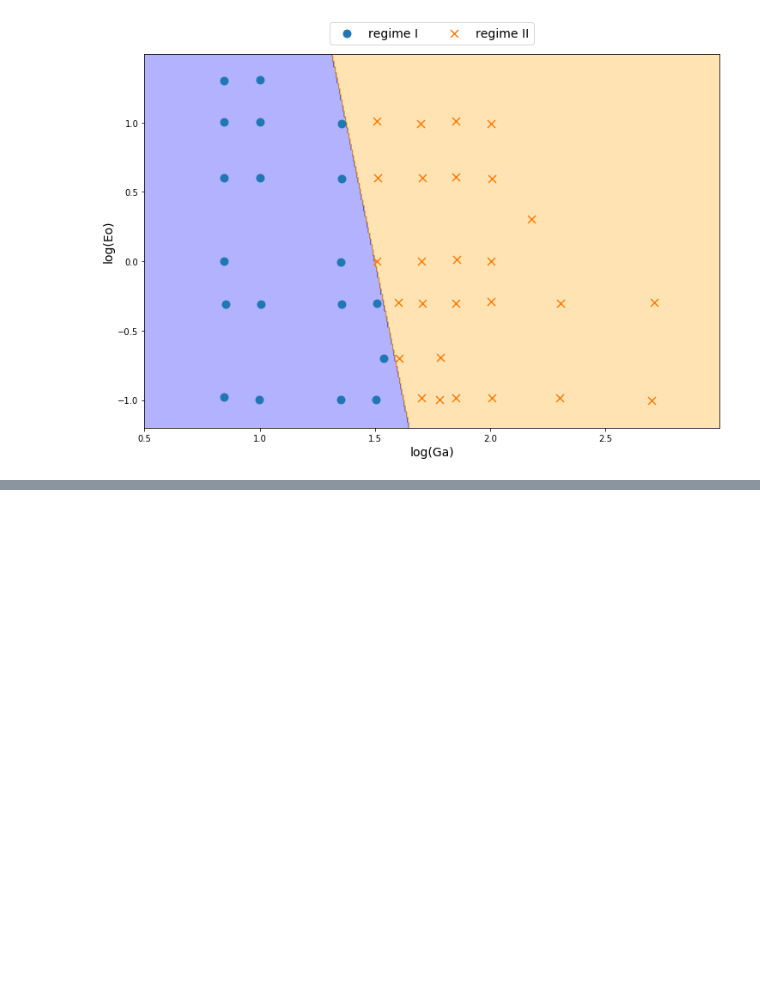
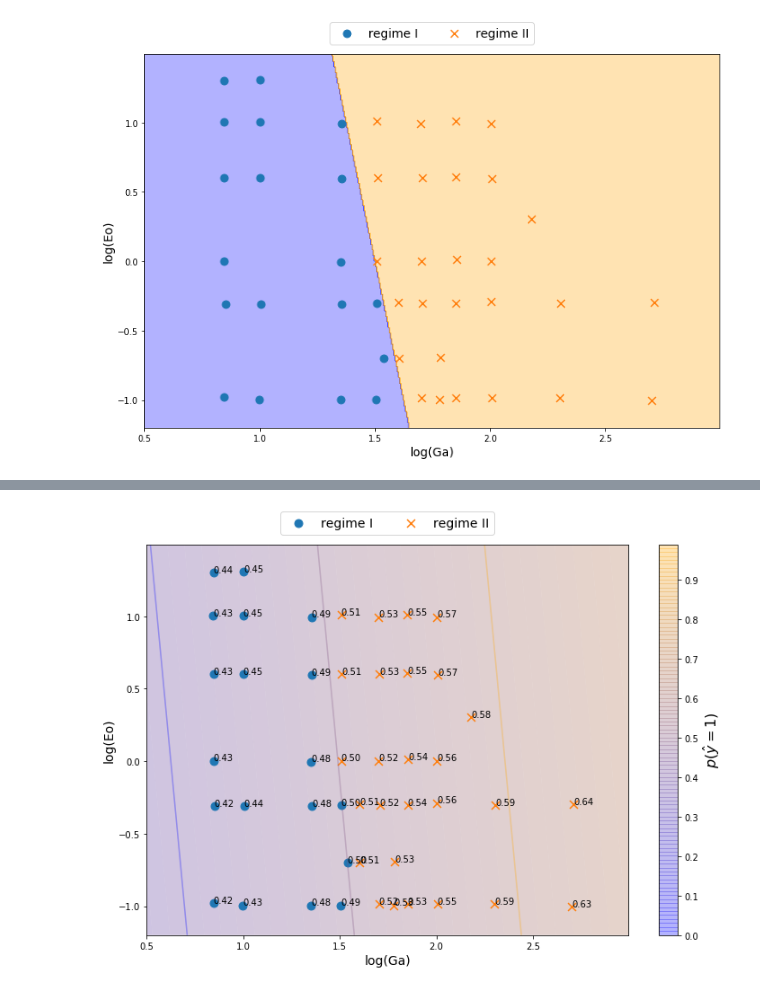
Before and after one commit to AndreWeiner/machine-learning-applied-to-cfd, a Jupyter notebook: notebooks/path_regime_classification.ipynb, the cells around one changed output, grey strips where cells are left out. Cells and saved outputs as stored; diff of their text form; code cells hidden in the pictures; blank space fills up the shorter version.

```diff
--- a/notebooks/path_regime_classification.ipynb
+++ b/notebooks/path_regime_classification.ipynb
@@ -251,0 +283,29 @@ To overcome the convergence issues we need a contineous loss function. it to adv
+# %%
+from matplotlib.colors import LinearSegmentedColormap
+
+def probability(X, w):
+    z = np.dot(np.concatenate((X, np.ones((X.shape[0], 1))), axis=1), w)
+    return 1.0 / (1.0 + np.exp(-z))
+
+plt.figure(figsize=(12, 8))
+colors = [(0, 0, 1), (1.0, 0.6470588235294118, 0.0)]
+cm = LinearSegmentedColormap.from_list("blue_to_orange", colors, 100)
+prediction = probability(np.vstack((xx.ravel(), yy.ravel())).T, classifier.weights_)
+plt.contour(xx, yy, prediction.reshape(xx.shape),levels=[np.arange(0, 1.01, 0.1)], cmap=cm, alpha=0.3, antialiased=True)
+plt.contourf(xx, yy, prediction.reshape(xx.shape),levels=np.arange(0, 1.0, 0.01), cmap=cm, alpha=0.3, antialiased=True)
+plt.colorbar().set_label(r"$p(\hat{y}=1)$", fontsize=16)
+
+for regime, marker in zip(regimes[:2], markers[:2]):
+    Xr = reducedData[reducedData["regime"] == regime][["Ga", "Eo"]].values
+    point_prob = probability(Xr, classifier.weights_)
+    for i, p in enumerate(Xr):
+        plt.annotate("{:.2f}".format(point_prob[i]), (p[0], p[1]))
+    plt.scatter(reducedData[reducedData["regime"] == regime].Ga, reducedData[reducedData["regime"] == regime].Eo,
+                marker=marker, s=80, label="regime {}".format(regime))
+
+plt.legend(loc='upper center', bbox_to_anchor=(0.5, 1.1), ncol=5, fontsize=fontsize)
+plt.xlabel(r"log(Ga)", fontsize=fontsize)
+plt.ylabel(r"log(Eo)", fontsize=fontsize)
+plt.show()
+# %% [output]
+[figure, added]
```
Also changed, not shown: parts of 22 cells of this notebook, 2 other files.
